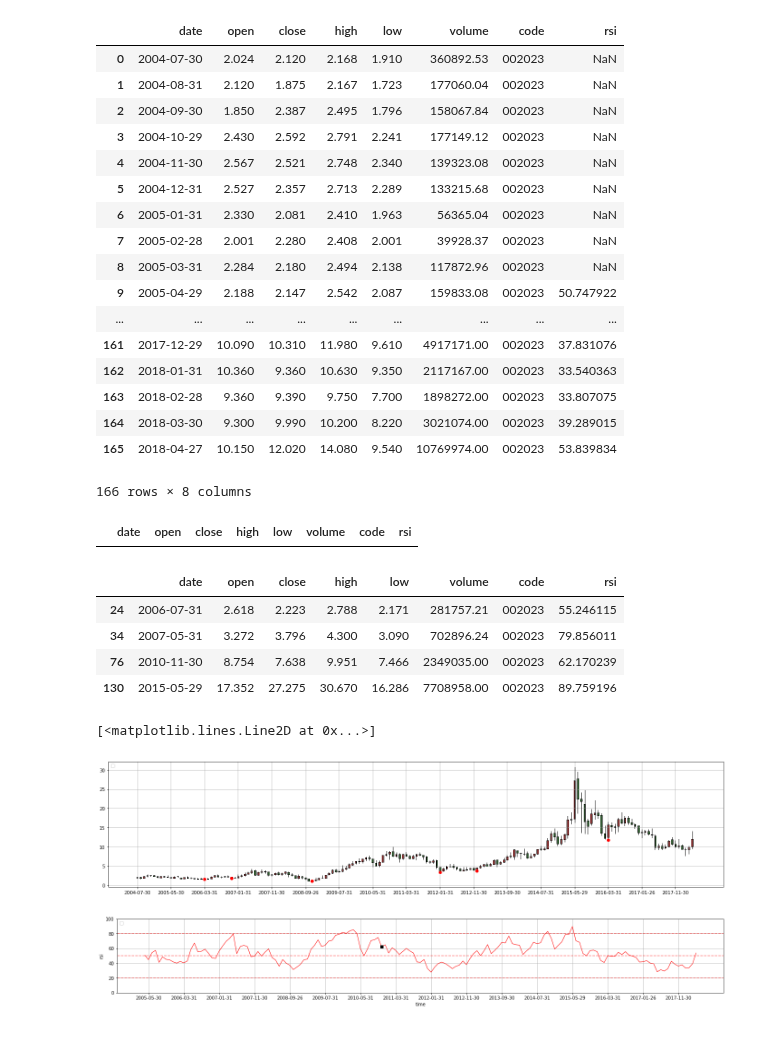
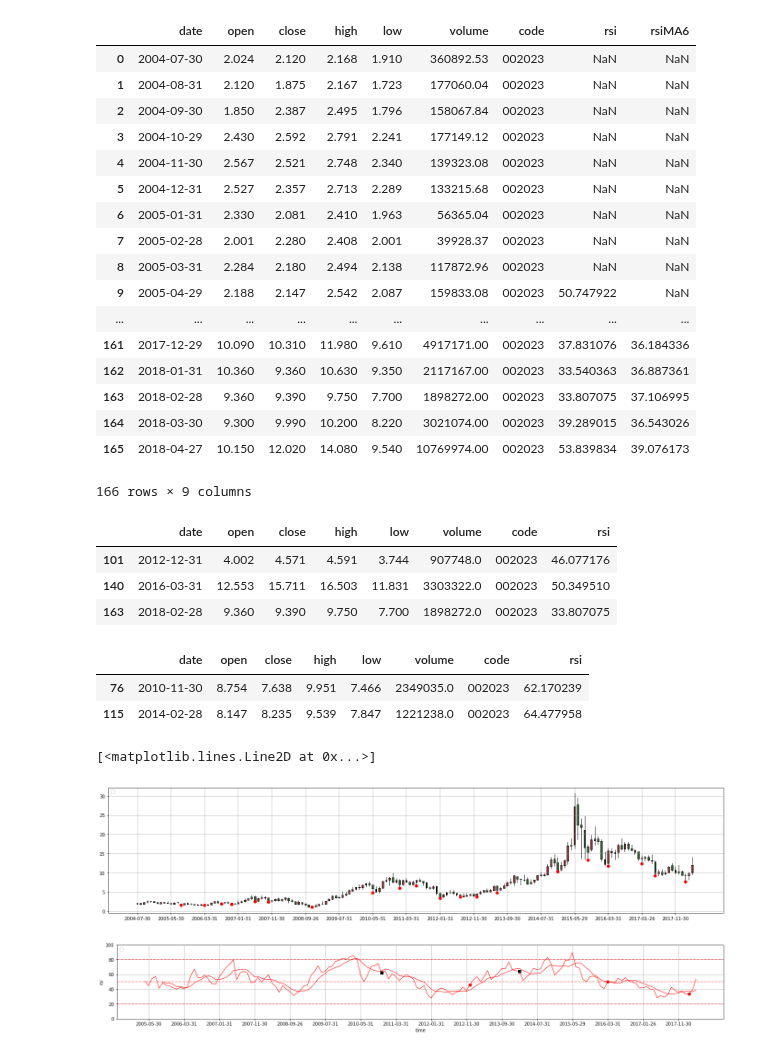
Before and after one commit to huanghan/notebook-01, a Jupyter notebook: 002023.ipynb, the cells around one changed output. Drawn from its saved outputs; the diff is of its cells as text; code cells hidden in the pictures.

```diff
--- a/002023.ipynb
+++ b/002023.ipynb
@@ -31,55 +31,57 @@ def get_high_beili(df,columns1, columns2):
 data = ts.get_k_data('002023', ktype='m',autype="qfq",index=False,start='2001-01-01', end='2018-05-15')
 #RSI
 data["rsi"] = talib.RSI(data['close'].values, timeperiod=9)
+data["rsiMA6"] = talib.MA(data["rsi"].values, timeperiod=6)
 data
 # %% [output]
-|  | date | open | close | high | low | volume | code | rsi |
-| 0 | 2004-07-30 | 2.024 | 2.120 | 2.168 | 1.910 | 360892.53 | 002023 | NaN |
-| 1 | 2004-08-31 | 2.120 | 1.875 | 2.167 | 1.723 | 177060.04 | 002023 | NaN |
-| 2 | 2004-09-30 | 1.850 | 2.387 | 2.495 | 1.796 | 158067.84 | 002023 | NaN |
-| 3 | 2004-10-29 | 2.430 | 2.592 | 2.791 | 2.241 | 177149.12 | 002023 | NaN |
-| 4 | 2004-11-30 | 2.567 | 2.521 | 2.748 | 2.340 | 139323.08 | 002023 | NaN |
-| 5 | 2004-12-31 | 2.527 | 2.357 | 2.713 | 2.289 | 133215.68 | 002023 | NaN |
-| 6 | 2005-01-31 | 2.330 | 2.081 | 2.410 | 1.963 | 56365.04 | 002023 | NaN |
-| 7 | 2005-02-28 | 2.001 | 2.280 | 2.408 | 2.001 | 39928.37 | 002023 | NaN |
-| 8 | 2005-03-31 | 2.284 | 2.180 | 2.494 | 2.138 | 117872.96 | 002023 | NaN |
-| 9 | 2005-04-29 | 2.188 | 2.147 | 2.542 | 2.087 | 159833.08 | 002023 | 50.747922 |
-| ... | ... | ... | ... | ... | ... | ... | ... | ... |
-| 161 | 2017-12-29 | 10.090 | 10.310 | 11.980 | 9.610 | 4917171.00 | 002023 | 37.831076 |
-| 162 | 2018-01-31 | 10.360 | 9.360 | 10.630 | 9.350 | 2117167.00 | 002023 | 33.540363 |
-| 163 | 2018-02-28 | 9.360 | 9.390 | 9.750 | 7.700 | 1898272.00 | 002023 | 33.807075 |
-| 164 | 2018-03-30 | 9.300 | 9.990 | 10.200 | 8.220 | 3021074.00 | 002023 | 39.289015 |
-| 165 | 2018-04-27 | 10.150 | 12.020 | 14.080 | 9.540 | 10769974.00 | 002023 | 53.839834 |
+|  | date | open | close | high | low | volume | code | rsi | rsiMA6 |
+| 0 | 2004-07-30 | 2.024 | 2.120 | 2.168 | 1.910 | 360892.53 | 002023 | NaN | NaN |
+| 1 | 2004-08-31 | 2.120 | 1.875 | 2.167 | 1.723 | 177060.04 | 002023 | NaN | NaN |
+| 2 | 2004-09-30 | 1.850 | 2.387 | 2.495 | 1.796 | 158067.84 | 002023 | NaN | NaN |
+| 3 | 2004-10-29 | 2.430 | 2.592 | 2.791 | 2.241 | 177149.12 | 002023 | NaN | NaN |
+| 4 | 2004-11-30 | 2.567 | 2.521 | 2.748 | 2.340 | 139323.08 | 002023 | NaN | NaN |
+| 5 | 2004-12-31 | 2.527 | 2.357 | 2.713 | 2.289 | 133215.68 | 002023 | NaN | NaN |
+| 6 | 2005-01-31 | 2.330 | 2.081 | 2.410 | 1.963 | 56365.04 | 002023 | NaN | NaN |
+| 7 | 2005-02-28 | 2.001 | 2.280 | 2.408 | 2.001 | 39928.37 | 002023 | NaN | NaN |
+| 8 | 2005-03-31 | 2.284 | 2.180 | 2.494 | 2.138 | 117872.96 | 002023 | NaN | NaN |
+| 9 | 2005-04-29 | 2.188 | 2.147 | 2.542 | 2.087 | 159833.08 | 002023 | 50.747922 | NaN |
+| ... | ... | ... | ... | ... | ... | ... | ... | ... | ... |
+| 161 | 2017-12-29 | 10.090 | 10.310 | 11.980 | 9.610 | 4917171.00 | 002023 | 37.831076 | 36.184336 |
+| 162 | 2018-01-31 | 10.360 | 9.360 | 10.630 | 9.350 | 2117167.00 | 002023 | 33.540363 | 36.887361 |
+| 163 | 2018-02-28 | 9.360 | 9.390 | 9.750 | 7.700 | 1898272.00 | 002023 | 33.807075 | 37.106995 |
+| 164 | 2018-03-30 | 9.300 | 9.990 | 10.200 | 8.220 | 3021074.00 | 002023 | 39.289015 | 36.543026 |
+| 165 | 2018-04-27 | 10.150 | 12.020 | 14.080 | 9.540 | 10769974.00 | 002023 | 53.839834 | 39.076173 |
-166 rows × 8 columns
+166 rows × 9 columns
 # %%
 #取k线低点（4天内低点）
 k_LowPoint= get_low_point(data,"low",2).dropna()
+
 #二次过滤
-if k_LowPoint.count > 500:
+if k_LowPoint.iloc[:,0].size > 500:
     k_LowPoint= get_low_point(k_LowPoint,"low",1).dropna()
 
 #取底背离点
 low_dest = get_low_beili(k_LowPoint,"low","rsi")
-
 low_dest
 # %% [output]
 |  | date | open | close | high | low | volume | code | rsi |
+| 101 | 2012-12-31 | 4.002 | 4.571 | 4.591 | 3.744 | 907748.0 | 002023 | 46.077176 |
+| 140 | 2016-03-31 | 12.553 | 15.711 | 16.503 | 11.831 | 3303322.0 | 002023 | 50.349510 |
+| 163 | 2018-02-28 | 9.360 | 9.390 | 9.750 | 7.700 | 1898272.0 | 002023 | 33.807075 |
 # %%
 #取顶背离点
 k_heightPoint= get_high_point(data,"high",2).dropna()
 
 #二次过滤
-if k_heightPoint.count > 500:
+if k_heightPoint.iloc[:,0].size > 500:
     k_heightPoint= get_high_point(k_heightPoint,"high",1).dropna()
 
 high_dest = get_high_beili(k_heightPoint,"high","rsi")
-k_heightPoint
+high_dest
 # %% [output]
 |  | date | open | close | high | low | volume | code | rsi |
-| 24 | 2006-07-31 | 2.618 | 2.223 | 2.788 | 2.171 | 281757.21 | 002023 | 55.246115 |
-| 34 | 2007-05-31 | 3.272 | 3.796 | 4.300 | 3.090 | 702896.24 | 002023 | 79.856011 |
-| 76 | 2010-11-30 | 8.754 | 7.638 | 9.951 | 7.466 | 2349035.00 | 002023 | 62.170239 |
-| 130 | 2015-05-29 | 17.352 | 27.275 | 30.670 | 16.286 | 7708958.00 | 002023 | 89.759196 |
+| 76 | 2010-11-30 | 8.754 | 7.638 | 9.951 | 7.466 | 2349035.0 | 002023 | 62.170239 |
+| 115 | 2014-02-28 | 8.147 | 8.235 | 9.539 | 7.847 | 1221238.0 | 002023 | 64.477958 |
 # %%
  #绘制K线图
 
@@ -95,32 +97,35 @@ plt.grid()
 plt.plot(k_LowPoint.index, k_LowPoint["low"],'o',color='red')
 #画出高点
 #plt.plot(k_heightPoint.index, k_heightPoint["high"],'o',color='black')
 
 #绘制RSI线图
 fig2 = plt.figure(figsize=(24,3))
 ax2 = fig2.add_subplot(1, 1, 1)
 #设置坐标轴范围
 plt.xlabel('time')
 plt.ylabel('rsi')
 ax2.set_xticks(range(0, len(data['date']), 10))
 ax2.set_xticklabels(data['date'][::10])
 ax2.legend(loc='upper left')
 #设置坐标轴范围
 #plt.xlim((-5, 5))
 plt.ylim((0, 100))
 plt.grid()
 plt.plot(data["date"],data["rsi"],color='red', linewidth=1.0, linestyle='-')
 plt.axhline(80,alpha=0.5,color='red',linestyle='--')
 plt.axhline(50,alpha=0.5,color='red',linestyle='--')
 plt.axhline(20,alpha=0.5,color='red',linestyle='--')
 
+
+plt.plot(data["date"],data["rsiMA6"],color='red', linewidth=1.0, linestyle='-')
+
 #画出底背离低点
 plt.plot(low_dest.index, low_dest["rsi"],'o',color='red')
 #plt.arrow(0, 0,  50,  50, head_width=0.5, head_length=0.1, fc='k', ec='k')
 
 #画出顶背离低点
 plt.plot(high_dest.index, high_dest["rsi"],'s',color='black')
 # %% [output]
 [<matplotlib.lines.Line2D at 0x...>]
-[figure, old version]
+[figure, new version]
-[figure, old version]
+[figure, new version]
```
